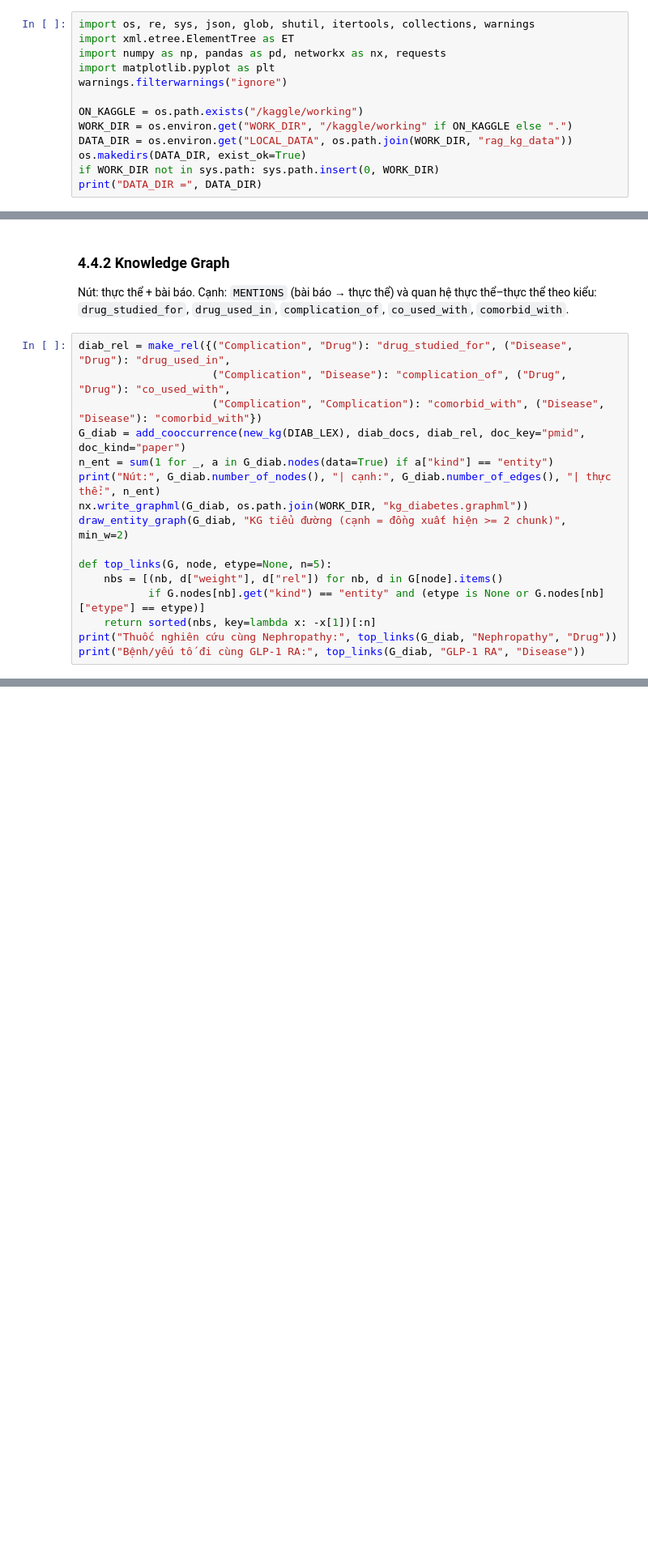
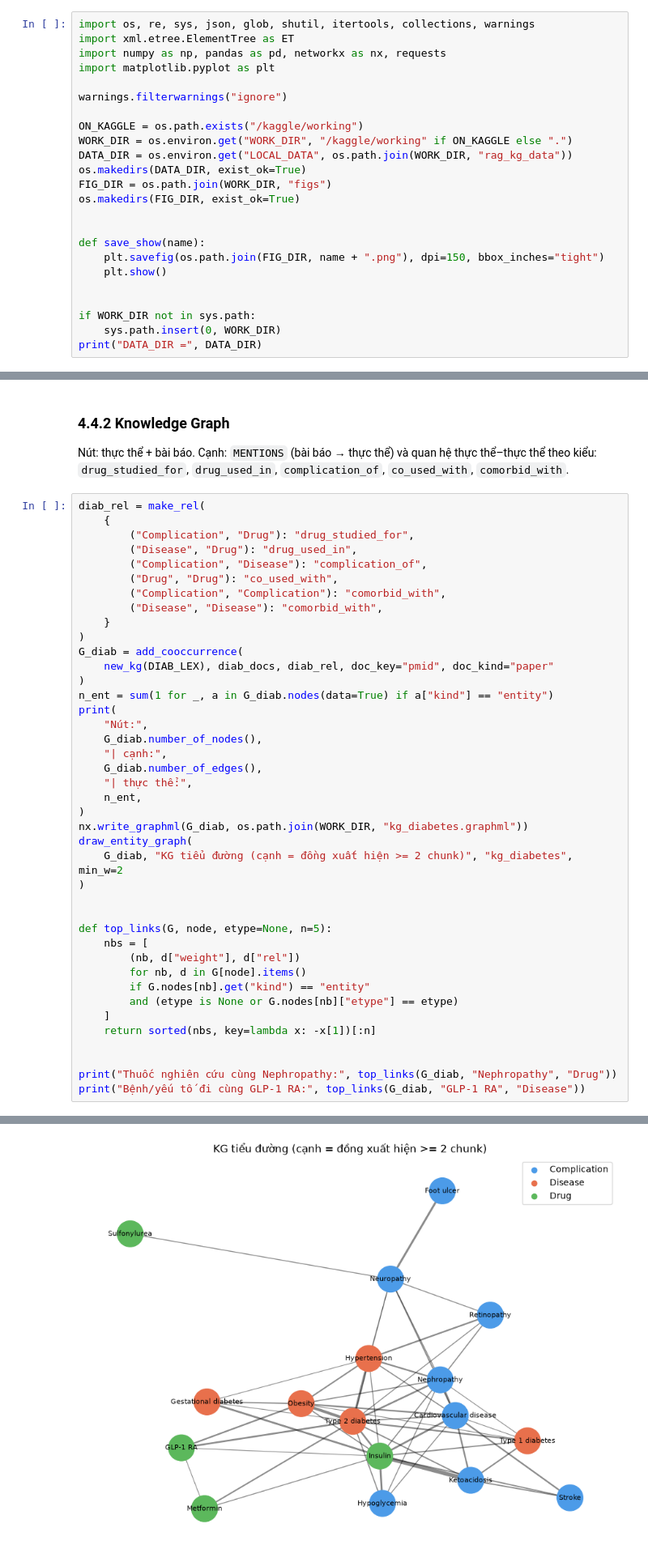
Before and after one commit to lyhaiquan/KG_RAG, a Jupyter notebook: RAG_KG_Kaggle.ipynb, the cells around one changed output, grey strips where cells are left out. Shown at 81% size. Saved outputs shown, nothing was run; the diff lists cells and outputs as text; blank space fills up the shorter version.

```diff
--- a/RAG_KG_Kaggle.ipynb
+++ b/RAG_KG_Kaggle.ipynb
@@ -46,11 +50,22 @@ import os, re, sys, json, glob, shutil, itertools, collections, warnings
 import xml.etree.ElementTree as ET
 import numpy as np, pandas as pd, networkx as nx, requests
 import matplotlib.pyplot as plt
+
 warnings.filterwarnings("ignore")
 
 ON_KAGGLE = os.path.exists("/kaggle/working")
 WORK_DIR = os.environ.get("WORK_DIR", "/kaggle/working" if ON_KAGGLE else ".")
 DATA_DIR = os.environ.get("LOCAL_DATA", os.path.join(WORK_DIR, "rag_kg_data"))
 os.makedirs(DATA_DIR, exist_ok=True)
-if WORK_DIR not in sys.path: sys.path.insert(0, WORK_DIR)
+FIG_DIR = os.path.join(WORK_DIR, "figs")
+os.makedirs(FIG_DIR, exist_ok=True)
+
+
+def save_show(name):
+    plt.savefig(os.path.join(FIG_DIR, name + ".png"), dpi=150, bbox_inches="tight")
+    plt.show()
+
+
+if WORK_DIR not in sys.path:
+    sys.path.insert(0, WORK_DIR)
 print("DATA_DIR =", DATA_DIR)
@@ -434,18 +731,44 @@ print(len(diab_docs), "chunk; trung bình", round(np.mean([len(d["entities"]) fo
 ### 4.4.2 Knowledge Graph
 Nút: thực thể + bài báo. Cạnh: `MENTIONS` (bài báo → thực thể) và quan hệ thực thể–thực thể theo kiểu: `drug_studied_for`, `drug_used_in`, `complication_of`, `co_used_with`, `comorbid_with`.
 # %%
-diab_rel = make_rel({("Complication", "Drug"): "drug_studied_for", ("Disease", "Drug"): "drug_used_in",
-                     ("Complication", "Disease"): "complication_of", ("Drug", "Drug"): "co_used_with",
-                     ("Complication", "Complication"): "comorbid_with", ("Disease", "Disease"): "comorbid_with"})
-G_diab = add_cooccurrence(new_kg(DIAB_LEX), diab_docs, diab_rel, doc_key="pmid", doc_kind="paper")
+diab_rel = make_rel(
+    {
+        ("Complication", "Drug"): "drug_studied_for",
+        ("Disease", "Drug"): "drug_used_in",
+        ("Complication", "Disease"): "complication_of",
+        ("Drug", "Drug"): "co_used_with",
+        ("Complication", "Complication"): "comorbid_with",
+        ("Disease", "Disease"): "comorbid_with",
+    }
+)
+G_diab = add_cooccurrence(
+    new_kg(DIAB_LEX), diab_docs, diab_rel, doc_key="pmid", doc_kind="paper"
+)
 n_ent = sum(1 for _, a in G_diab.nodes(data=True) if a["kind"] == "entity")
-print("Nút:", G_diab.number_of_nodes(), "| cạnh:", G_diab.number_of_edges(), "| thực thể:", n_ent)
+print(
+    "Nút:",
+    G_diab.number_of_nodes(),
+    "| cạnh:",
+    G_diab.number_of_edges(),
+    "| thực thể:",
+    n_ent,
+)
 nx.write_graphml(G_diab, os.path.join(WORK_DIR, "kg_diabetes.graphml"))
-draw_entity_graph(G_diab, "KG tiểu đường (cạnh = đồng xuất hiện >= 2 chunk)", min_w=2)
+draw_entity_graph(
+    G_diab, "KG tiểu đường (cạnh = đồng xuất hiện >= 2 chunk)", "kg_diabetes", min_w=2
+)
+
 
 def top_links(G, node, etype=None, n=5):
-    nbs = [(nb, d["weight"], d["rel"]) for nb, d in G[node].items()
-           if G.nodes[nb].get("kind") == "entity" and (etype is None or G.nodes[nb]["etype"] == etype)]
+    nbs = [
+        (nb, d["weight"], d["rel"])
+        for nb, d in G[node].items()
+        if G.nodes[nb].get("kind") == "entity"
+        and (etype is None or G.nodes[nb]["etype"] == etype)
+    ]
     return sorted(nbs, key=lambda x: -x[1])[:n]
+
+
 print("Thuốc nghiên cứu cùng Nephropathy:", top_links(G_diab, "Nephropathy", "Drug"))
 print("Bệnh/yếu tố đi cùng GLP-1 RA:", top_links(G_diab, "GLP-1 RA", "Disease"))
+# %% [output]
@@ -451,0 +776 @@ print("Bệnh/yếu tố đi cùng GLP-1 RA:", top_links(G_diab, "GLP-1 RA", "Di
+[figure, added]
```
Also changed, not shown: parts of 21 cells of this notebook, 26 other files.
